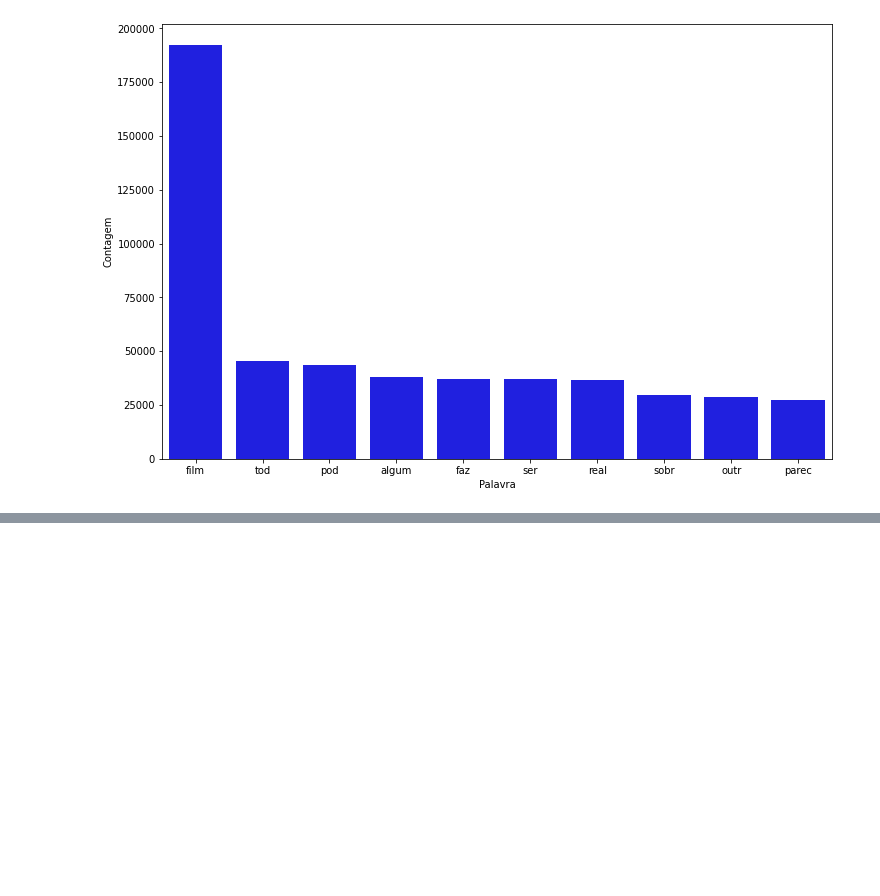
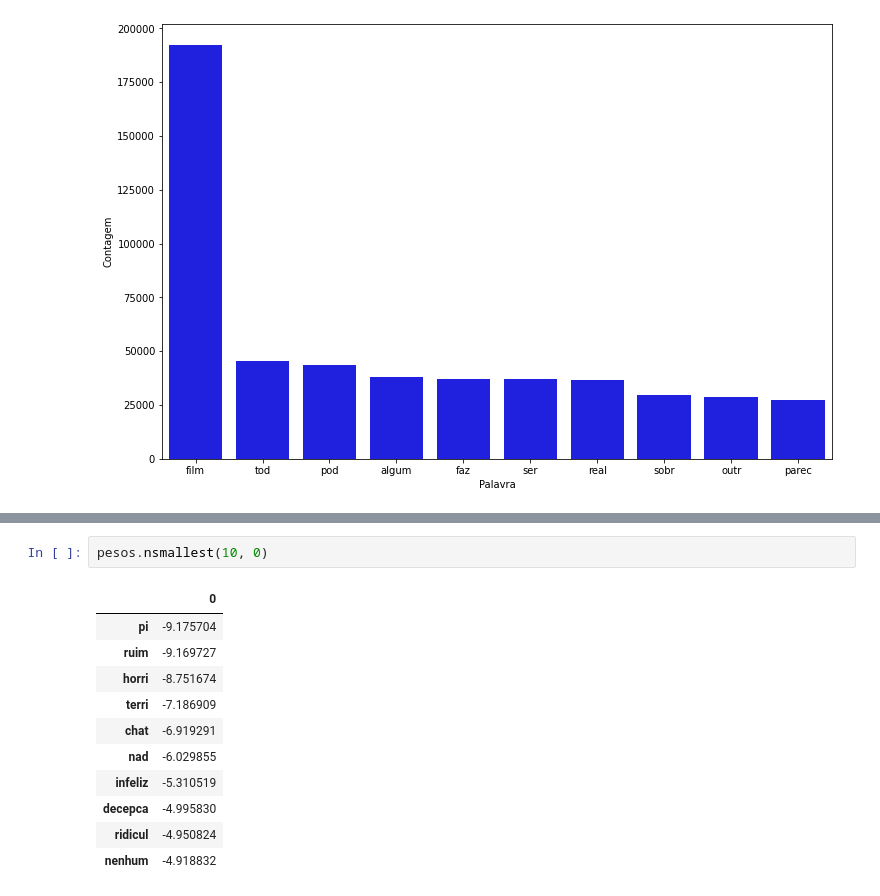
Before and after one commit to joaoavanzini/nlp-2-analise-sentimento-alura, a Jupyter notebook: classificar_textos.ipynb, the cells around one changed output, grey strips where cells are left out. Cells and saved outputs as stored; diff of their text form; blank space fills up the shorter version.

```diff
--- a/classificar_textos.ipynb
+++ b/classificar_textos.ipynb
@@ -610,0 +698,14 @@ pareto(resenha, "tratamento_5", 10)
+# %%
+pesos.nsmallest(10, 0)
+# %% [output]
+|  | 0 |
+| pi | -9.175704 |
+| ruim | -9.169727 |
+| horri | -8.751674 |
+| terri | -7.186909 |
+| chat | -6.919291 |
+| nad | -6.029855 |
+| infeliz | -5.310519 |
+| decepca | -4.995830 |
+| ridicul | -4.950824 |
+| nenhum | -4.918832 |
```
Also changed, not shown: parts of 8 cells of this notebook.
